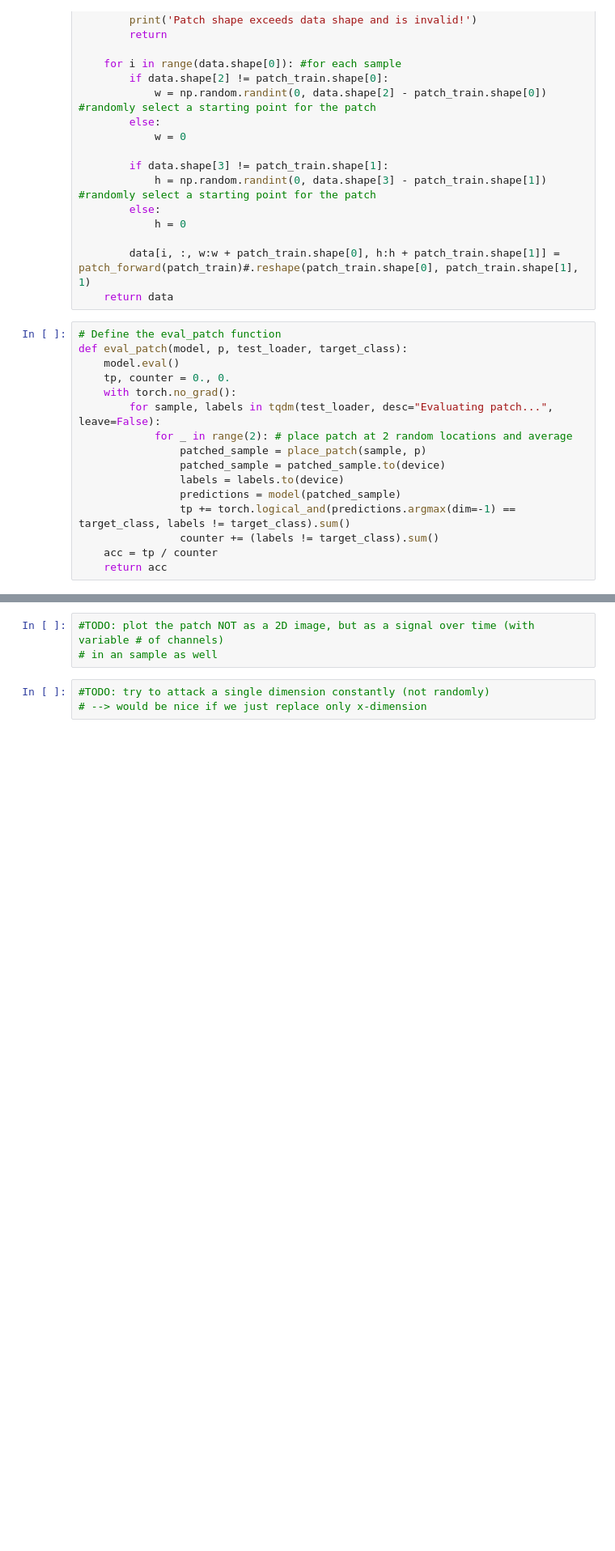
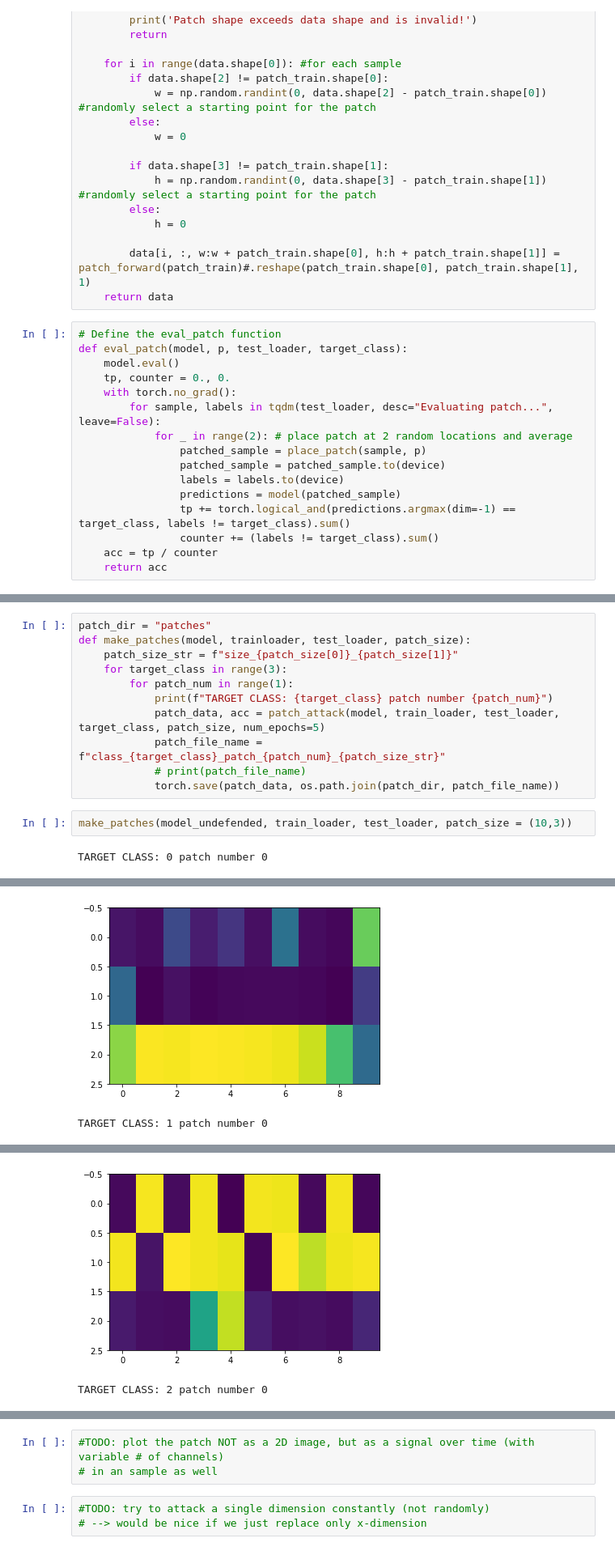
Before and after one commit to gijsdesmit/Project_DL, a Jupyter notebook: patch_attack_pytorch.ipynb, the cells around one changed output, grey strips where cells are left out. Shown at 81% size. Drawn from its saved outputs; the diff is of its cells as text; blank space fills up the shorter version.

```diff
--- a/patch_attack_pytorch.ipynb
+++ b/patch_attack_pytorch.ipynb
@@ -125,2 +130,17 @@ def patch_attack(model, train_loader, test_loader, target_class, patch_size=(20,
 
     return patch.data, accs
+# %%
+patch_dir = "patches"
+def make_patches(model, trainloader, test_loader, patch_size):
+    patch_size_str = f"size_{patch_size[0]}_{patch_size[1]}"
+    for target_class in range(3):
+        for patch_num in range(1):
+            print(f"TARGET CLASS: {target_class} patch number {patch_num}")
+            patch_data, acc = patch_attack(model, train_loader, test_loader, target_class, patch_size, num_epochs=5)
+            patch_file_name = f"class_{target_class}_patch_{patch_num}_{patch_size_str}"
+            # print(patch_file_name)
+            torch.save(patch_data, os.path.join(patch_dir, patch_file_name))
+# %%
+make_patches(model_undefended, train_loader, test_loader, patch_size = (10,3))
+# %% [output]
+TARGET CLASS: 0 patch number 0
@@ -126,0 +149,2 @@ def patch_attack(model, train_loader, test_loader, target_class, patch_size=(20,
+[figure, added]
+TARGET CLASS: 1 patch number 0
@@ -126,0 +153,2 @@ def patch_attack(model, train_loader, test_loader, target_class, patch_size=(20,
+[figure, added]
+TARGET CLASS: 2 patch number 0
```
Also changed, not shown: parts of 15 cells of this notebook, 49 other files.
